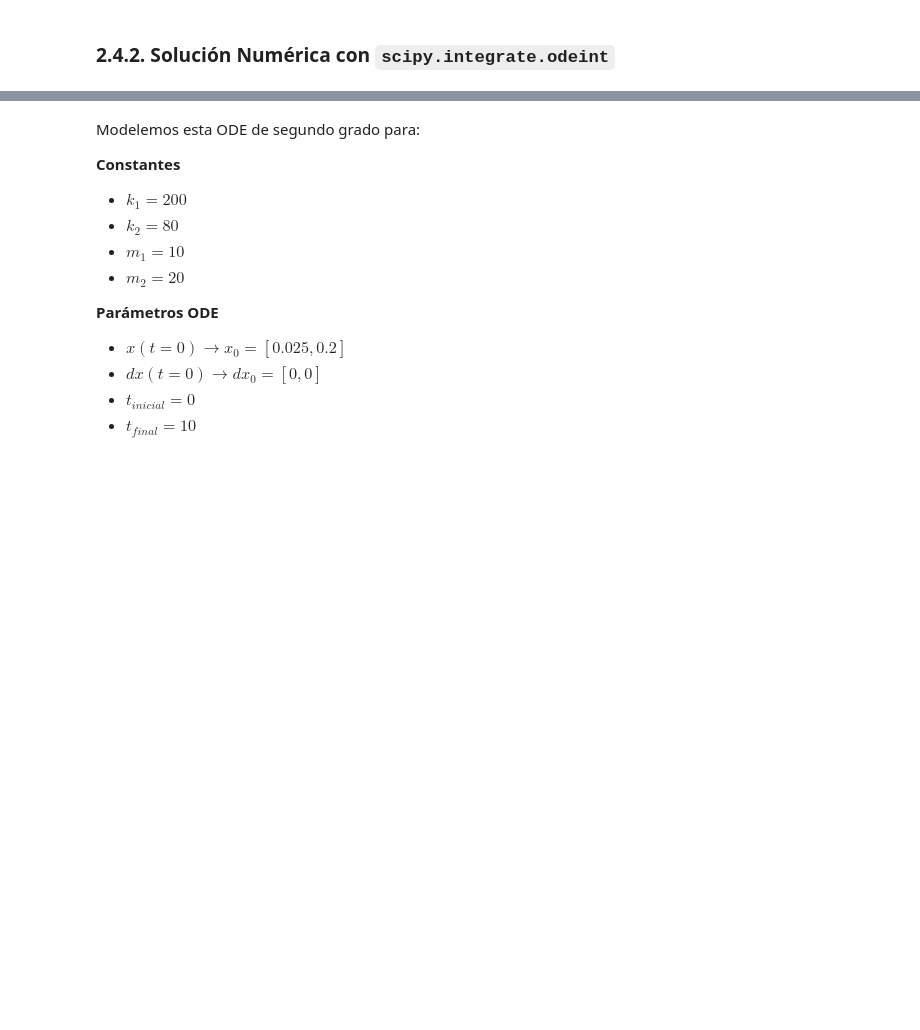
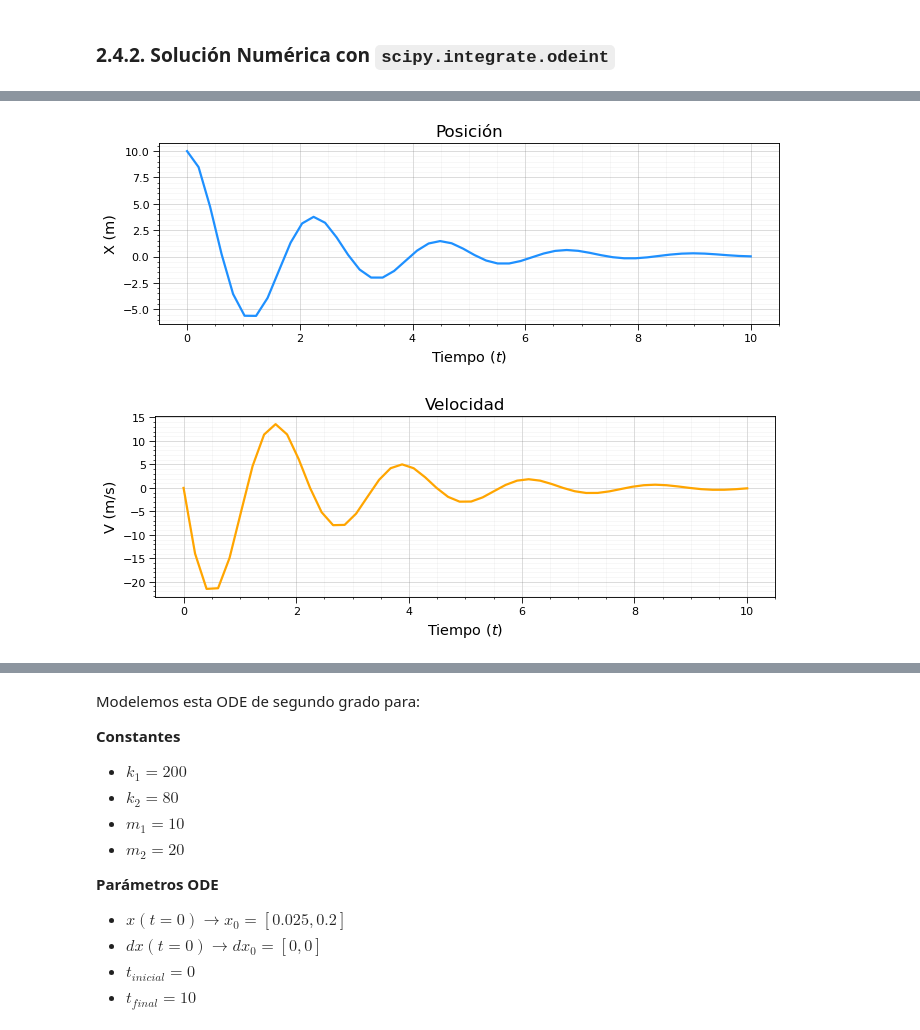
Before and after one commit to Jsuarez-12/ua-imec2001-hc-202310-s1, a Jupyter notebook: content/week7/C14_sistemasdinamicos.ipynb, the cells around one changed output, grey strips where cells are left out. Saved outputs shown, nothing was run; the diff lists cells and outputs as text; code cells hidden in the pictures; blank space fills up the shorter version.

```diff
--- a/content/week7/C14_sistemasdinamicos.ipynb
+++ b/content/week7/C14_sistemasdinamicos.ipynb
@@ -1146,0 +1173,19 @@ $\displaystyle x{\left(t \right)} = C_{1} e^{\frac{t \left(- \alpha + \sqrt{\alp
+# %%
+# PASO 4. Solcionar ODE
+## Constantes
+c = 100
+m = 4.5
+omega = 25
+beta = 0.55
+F = 350
+
+alpha = c / (m*omega)
+gamma = (m*(omega**2)) / F
+
+## Solución numérica
+sol = integrate.odeint(func=pendulo_resorte,
+                       y0=condiciones_iniciales,
+                       t=tiempo,
+                       args=(alpha, beta, gamma))
+
+sol
@@ -1147,3 +1210,31 @@ $\displaystyle x{\left(t \right)} = C_{1} e^{\frac{t \left(- \alpha + \sqrt{\alp
+# %%
+# Gráfica
+# Gráfica
+hor = 10
+ver = 3
+
+# Ángulo
+fig = plt.figure(figsize=(hor, ver), dpi=80)
+
+plt.plot(tiempo, sol[:,0], linestyle='-', linewidth=2, color='dodgerblue', label='Solución Numérica')
+
+formato_grafica(titulo='Posición',
+                ejex='Tiempo ($t$)',
+                ejey='X (m)',
+                leyenda=False)
+
+# Velocidad Angular
+fig = plt.figure(figsize=(hor, ver), dpi=80)
+
+plt.plot(tiempo, sol[:,1], linestyle='-', linewidth=2, color='orange', label='Solución Numérica')
+
+formato_grafica(titulo='Velocidad',
+                ejex='Tiempo ($t$)',
+                ejey='V (m/s)',
+                leyenda=False)
+# %% [output]
+[figure, added]
+[figure, added]
 # %% [markdown]
 ## 2.5. Ejemplo 4: Doble Masa - Doble Resorte
 
```
Also changed, not shown: parts of 7 cells of this notebook.
